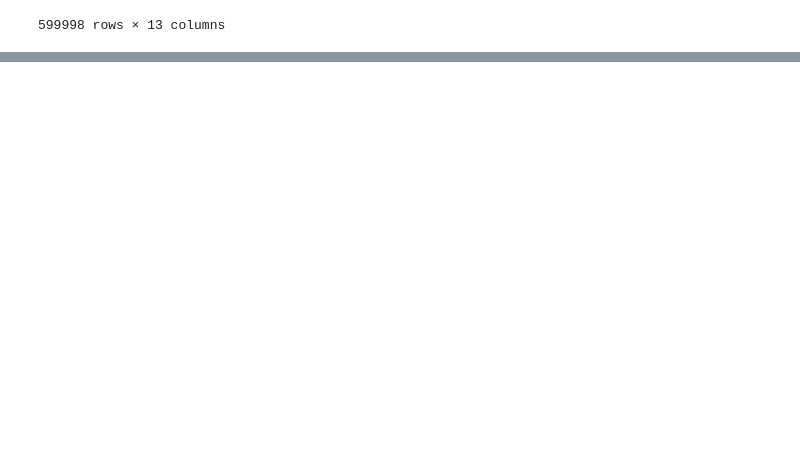
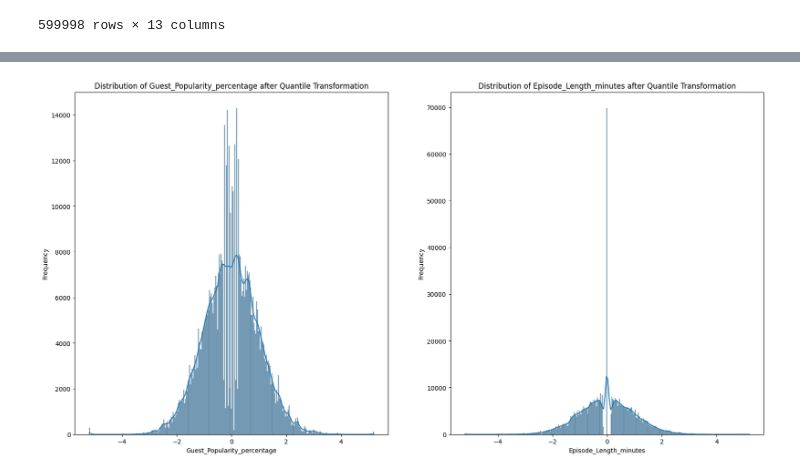
Before and after one commit to Alphalejo/Predict-Podcast-Listening-Time, a Jupyter notebook: EDA.ipynb, the cells around one changed output, grey strips where cells are left out. Drawn from its saved outputs; the diff is of its cells as text; code cells hidden in the pictures; blank space fills up the shorter version.

```diff
--- a/EDA.ipynb
+++ b/EDA.ipynb
@@ -310,0 +363,18 @@ encoded_df
+# %%
+from sklearn.preprocessing import QuantileTransformer
+
+enriched_df = encoded_df.copy()
+qt = QuantileTransformer(output_distribution='normal', random_state=42)
+enriched_df["Guest_Popularity_percentage"] = qt.fit_transform(enriched_df[["Guest_Popularity_percentage"]])
+enriched_df["Episode_Length_minutes"] = qt.fit_transform(enriched_df[["Episode_Length_minutes"]])
+
+fig, axes = plt.subplots(nrows=1, ncols=2, figsize=(20, 10))
+
+for i, col in enumerate(["Guest_Popularity_percentage", "Episode_Length_minutes"]):
+    ax = axes[i]
+    sns.histplot(data=enriched_df, x=col, ax=ax, kde=True)
+    ax.set_title(f"Distribution of {col} after Quantile Transformation")
+    ax.set_xlabel(col)
+    ax.set_ylabel("Frequency")
+# %% [output]
+[figure, added]
```
Also changed, not shown: parts of 11 cells of this notebook.
